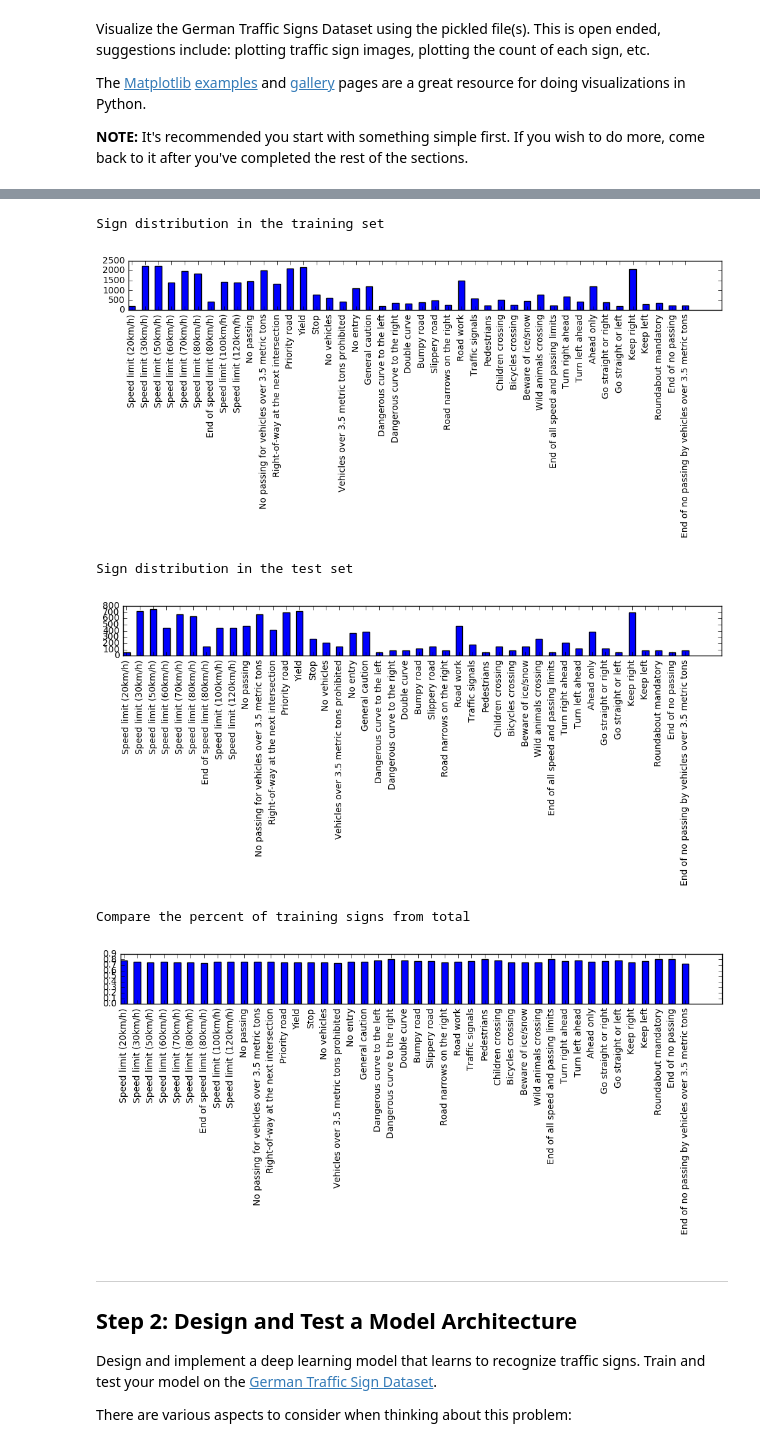
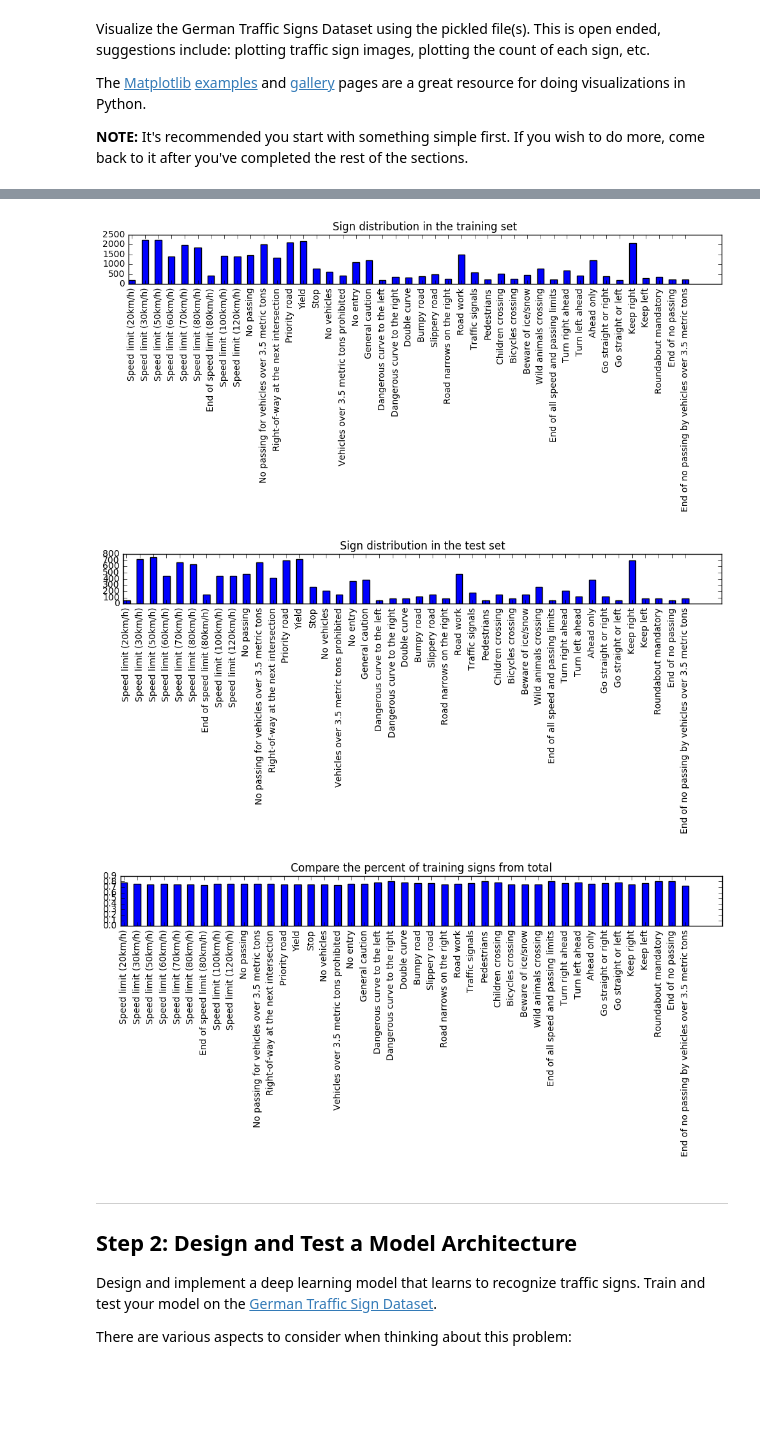
Before and after one commit to racersmith/Traffic-Sign-Classification, a Jupyter notebook: Traffic_Sign_Classifier.ipynb, the cells around one changed output, grey strips where cells are left out. Saved outputs shown, nothing was run; the diff lists cells and outputs as text; code cells hidden in the pictures; blank space fills up the shorter version.

```diff
--- a/Traffic_Sign_Classifier.ipynb
+++ b/Traffic_Sign_Classifier.ipynb
@@ -30,14 +30,15 @@ with open(testing_file, mode='rb') as f:
 with open(sign_key_file, mode='rb') as f:
     human_readable_label = pickle.load(f)
 
-X, y = train['features'], train['labels']
+X_raw, y = train['features'], train['labels']
 X_test, y_test = test['features'], test['labels']
 
-assert(len(X) == len(y))
+assert(len(X_raw) == len(y))
 assert(len(X_test) == len(y_test))
 
 print("Import Complete")
-print("{} samples imported".format(len(X) + len(X_test)))
+print("{} samples imported".format(len(X_raw) + len(X_test)))
+print("Test label dict: ",human_readable_label[1])
 # %% [output]
 Import Complete
 51839 samples imported
@@ -119,59 +123,47 @@ test_sign_count = []
 for i in range(n_classes):
     training_sign_count.append(sum(y == i))
     test_sign_count.append(sum(y_test == i))
-# print(training_sign_count)
 
-
-# from bokeh.io import push_notebook, show, output_notebook
-# from bokeh.charts import Bar
-# p = Bar(training_sign_count, title="Training Set Distribution")
-
-# output_notebook()
-# show(p)
-
-print("Sign distribution in the training set")
-
+# Look at the distribution of training signs
 fig = plt.figure()
 fig.set_size_inches(12, 1)
 ax = plt.subplot(111)
 width=0.5
 ax.bar(range(n_classes), training_sign_count, width = width)
 ax.set_xticks(np.arange(n_classes) + width/2)
 ax.set_xticklabels(human_readable_label.values(), rotation=90)
+plt.title("Sign distribution in the training set")
 plt.show()
 
 
-# Taking a look at the number of each sign type in the test set
-print("Sign distribution in the test set")
-
+# Look at the distribution of test signs
 fig = plt.figure()
 fig.set_size_inches(12, 1)
 ax = plt.subplot(111)
 width=0.5
 ax.bar(range(n_classes), test_sign_count, width = width)
 ax.set_xticks(np.arange(n_classes) + width/2)
 ax.set_xticklabels(human_readable_label.values(), rotation=90)
+plt.title("Sign distribution in the test set")
 plt.show()
 
-print("Compare the percent of training signs from total")
 
+# Look at the percentage of training vs. test
 percent_training = [training/(training + test) for training, test in zip(training_sign_count, test_sign_count)]
 
 fig = plt.figure()
 fig.set_size_inches(12, 1)
 ax = plt.subplot(111)
 width=0.5
 ax.bar(range(n_classes), percent_training, width = width)
 ax.set_xticks(np.arange(n_classes) + width/2)
 ax.set_xticklabels(human_readable_label.values(), rotation=90)
+plt.title("Compare the percent of training signs from total")
 plt.show()
 # %% [output]
-Sign distribution in the training set
-[figure, old version]
+[figure, new version]
-Sign distribution in the test set
-[figure, old version]
+[figure, new version]
-Compare the percent of training signs from total
-[figure, old version]
+[figure, new version]
 # %% [markdown]
 ----
 
```
Also changed, not shown: parts of 11 cells of this notebook.
